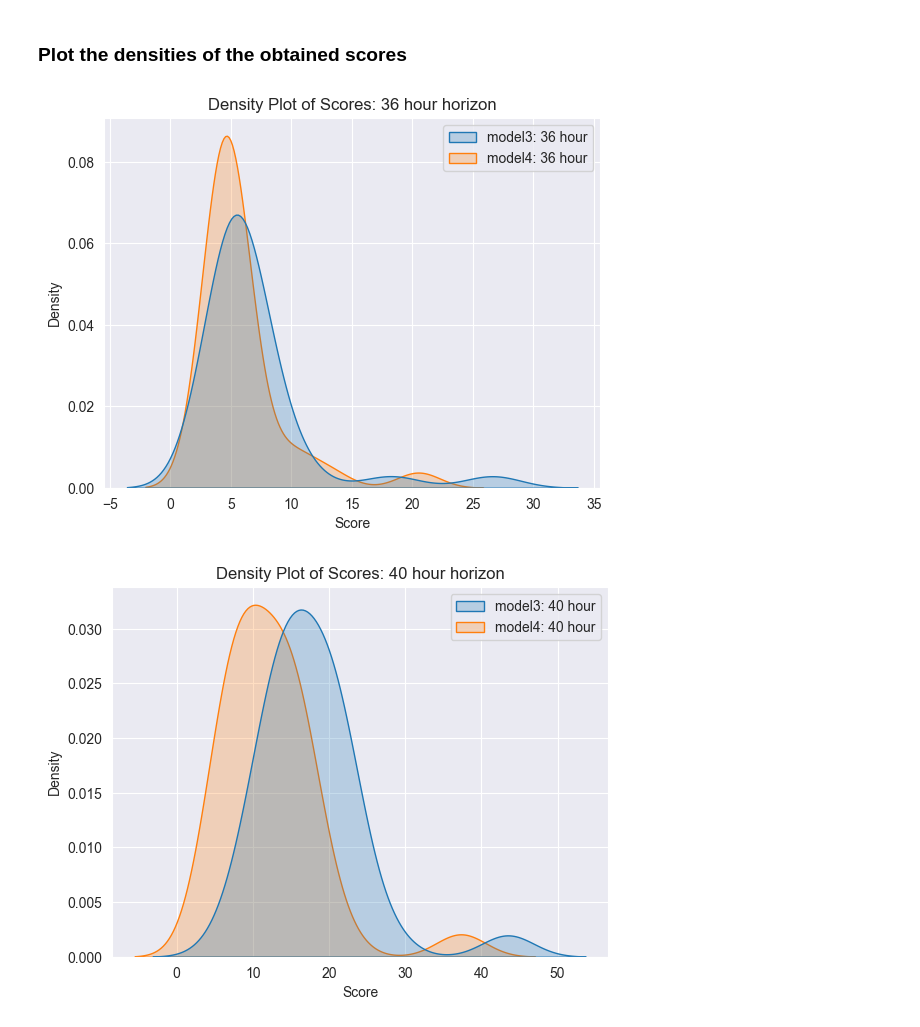
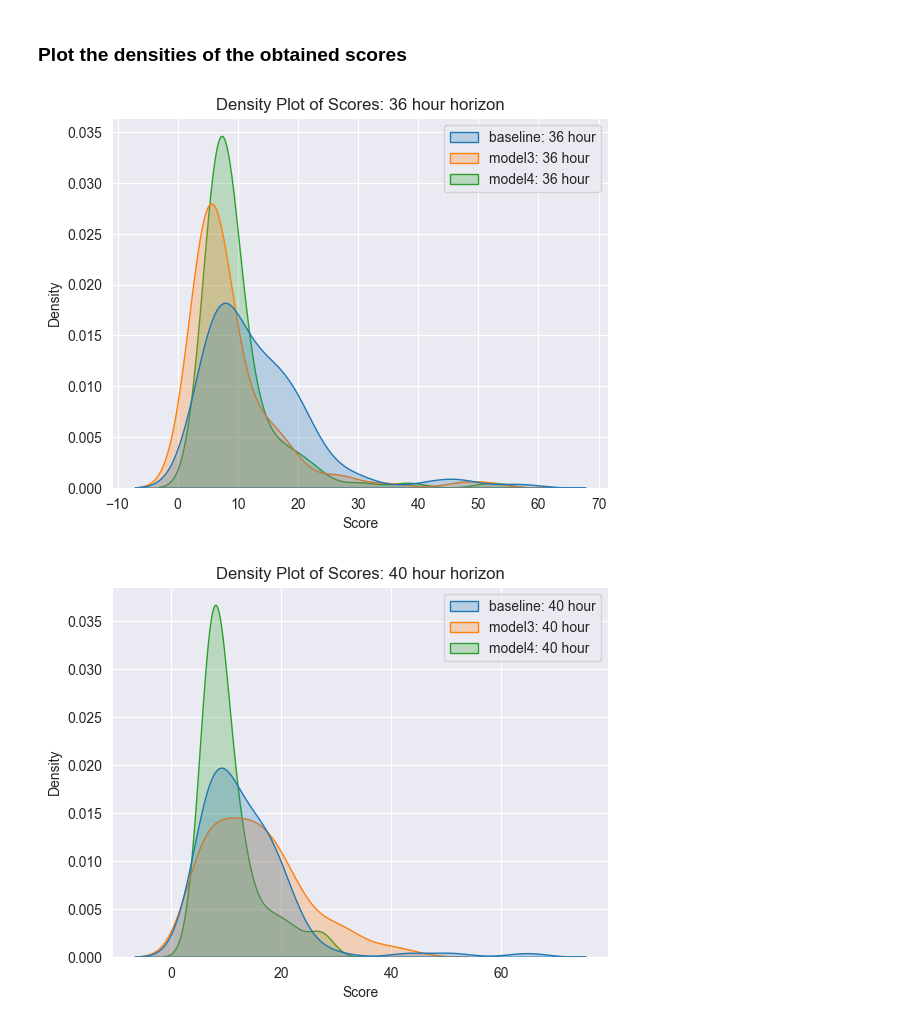
Before and after one commit to EliasKng/PTSFC, a Jupyter notebook: Energy/cross_validate_energy.ipynb, the cells around one changed output. Saved outputs shown, nothing was run; the diff lists cells and outputs as text; code cells hidden in the pictures.

```diff
--- a/Energy/cross_validate_energy.ipynb
+++ b/Energy/cross_validate_energy.ipynb
@@ -85,10 +85,10 @@ models = [
     #     'name': 'MM_baseline_model3',
     #     'function': [[baseline, model1],[0.5,0.5]]
     # },
-    # {
-    #     'name': 'baseline',
-    #     'function': baseline
-    #  },
+    {
+        'name': 'baseline',
+        'function': baseline
+     },
     # {
     #     'name': 'model1',
     #     'function': model1
@@ -98,13 +98,14 @@ models = [
     #     'function': model2
     # },
     {
+        'name': 'model4',
+        'function': model4
+    },
+    {
         'name': 'model3',
         'function': model3
     },
-    {
-        'name': 'model4',
-        'function': model4
-    },
+
 
 ]
 
@@ -195,17 +179,19 @@ score_df
 # %% [markdown]
 ### Plot the densities of the obtained scores
 # %%
+models_display = ['baseline','model3','model4']
 for h in [str(h) + " hour" for h in [36, 40, 44, 60, 64, 68]]:
     # sns.kdeplot(data=score_df.loc[:,[f'baseline: {h}',f'model3: {h}',f'MM_baseline_model3: {h}']], fill=True)
-    sns.kdeplot(data=score_df.loc[:,[f'model3: {h}',f'model4: {h}']], fill=True)
+    sns.kdeplot(data=score_df.loc[:,[f'{m}: {h}' for m in models_display]], fill=True)
 
     # Adding labels and title
     plt.xlabel('Score')
     plt.ylabel('Density')
     plt.title(f'Density Plot of Scores: {h} horizon')
 
     # Display the plot
+    plt.savefig(f'plots/density_plot_{h.replace(" ", "_")}.png')
     plt.show()
 # %% [output]
-[figure, old version]
+[figure, new version]
-[figure, old version]
+[figure, new version]
```
Also changed, not shown: parts of 11 cells of this notebook, 1 other file.
